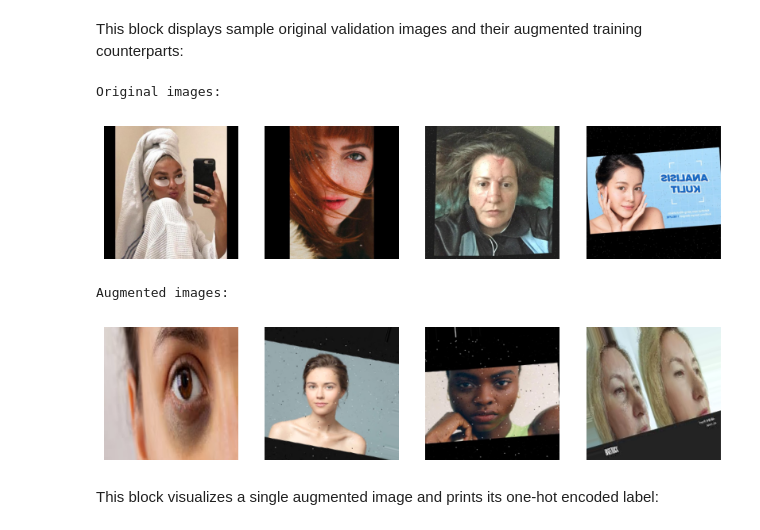
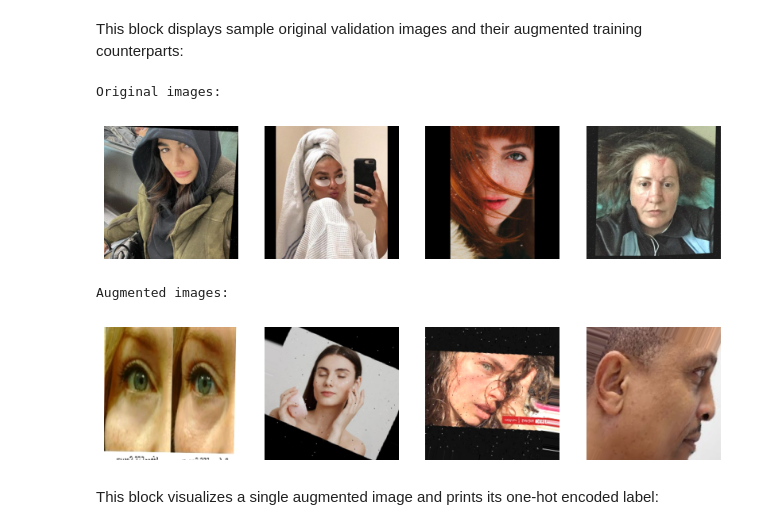
Before and after one commit to Springboard-Mentor-DermalScan/AI-DermalScan_Batch9, a Jupyter notebook: notebooks/jupy.ipynb, the cells around one changed output. Drawn from its saved outputs; the diff is of its cells as text; code cells hidden in the pictures.

```diff
--- a/notebooks/jupy.ipynb
+++ b/notebooks/jupy.ipynb
@@ -120,37 +123,39 @@ trainpath = os.path.join("../splittedset", "train")
 
 classname = os.listdir(valpath)[0]
 classfolder = os.path.join(trainpath, classname)
-filenames = os.listdir(classfolder)[-4:]
+filenames = os.listdir(classfolder)[-5:-1]
 
 orgimages = []
 for name in filenames:
     imgpath = os.path.join(classfolder, name)
     img = cv2.imread(imgpath)
     img = cv2.cvtColor(img,cv2.COLOR_BGR2RGB)
     orgimages.append(img)
 
 
 print("Original images: ")
 plt.figure(figsize=(10,4))
 for i in range(4):
     plt.subplot(1,4,i+1)
     plt.imshow(orgimages[i])
     plt.axis("off")
+plt.savefig("../images/origimg.jpg",dpi = 80)
 plt.show()
 
 
 print("Augmented images: ")
 plt.figure(figsize=(10,4))
 for i in range(4):
     plt.subplot(1,4,i+1)
     plt.imshow(images[i])
     plt.axis("off")
+plt.savefig("../images/augimg.jpg",dpi = 80)
 plt.show()
 # %% [output]
 Original images:
-[figure, old version]
+[figure, new version]
 Augmented images:
-[figure, old version]
+[figure, new version]
 # %% [markdown]
 This block visualizes a single augmented image and prints its one-hot encoded label:
 # %%
```
Also changed, not shown: parts of 3 cells of this notebook, 2 other files.
